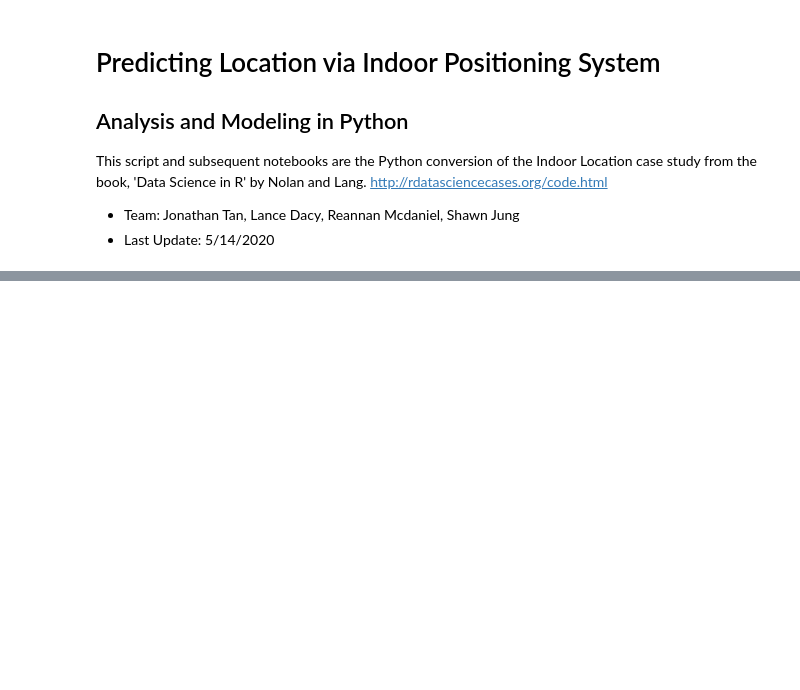
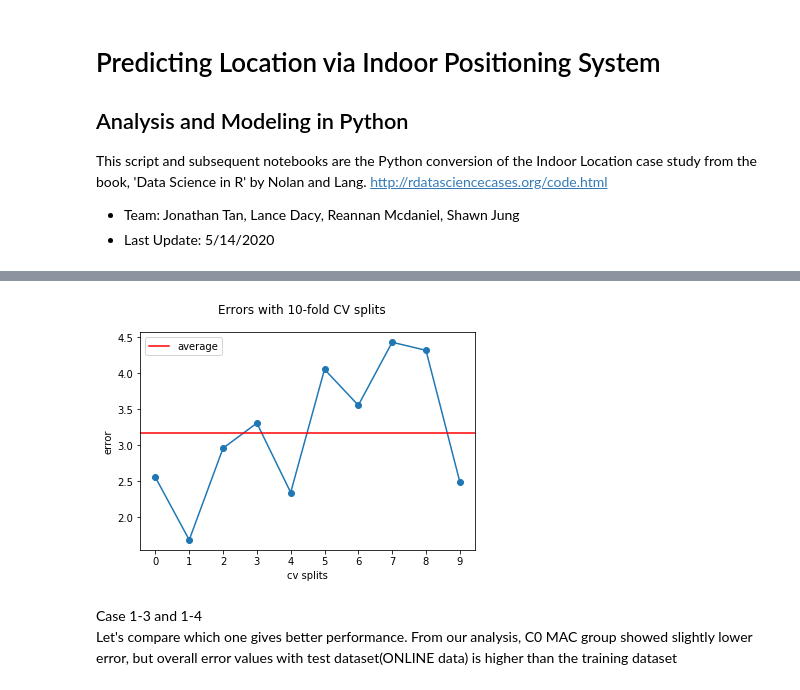
Before and after one commit to MustangDFW/DS7333, a Jupyter notebook: Case Study 1/2-Interim Notebooks/location-prediction-03-knn.ipynb, the cells around one changed output, grey strips where cells are left out. Saved outputs shown, nothing was run; the diff lists cells and outputs as text; code cells hidden in the pictures; blank space fills up the shorter version.

```diff
--- a/Case Study 1/2-Interim Notebooks/location-prediction-03-knn.ipynb
+++ b/Case Study 1/2-Interim Notebooks/location-prediction-03-knn.ipynb
@@ -32,2 +6,0 @@ def train_select(train_full_df, angles=[0.0, 90.0, 135.0]):
-# %%
-offline_pivot = train_select(offline, angles=[90.0, 135.0, 180.0])
@@ -196,0 +227,26 @@ print(scores_all)
+# %%
+# Let's confirm if we see consistent results with Cross Validation
+
+cv_errors = []
+kf = KFold(n_splits=10, random_state=42)
+kf.get_n_splits(cv_df)
+
+cv_df2 = cv_df[cv_df['orientation'] == 180]
+
+for train_index, test_index in kf.split(cv_df2):
+    cv_error, _, _ = location_scoring(cv_df2.iloc[test_index], cv_df2.iloc[train_index], sig_col=[1,2,3,4,5,6], k=2, weighted_mean=True)
+    cv_errors.append(cv_error)
+# %%
+# It seems that the erros lie within 1 standard deviation of the mean error.
+_, ax = plt.subplots()
+
+ax.plot(cv_errors, marker='o')
+_.suptitle('Errors with 10-fold CV splits')
+plt.axhline(np.mean(cv_errors), c='r', label='average')
+plt.xlabel('cv splits')
+plt.xticks([0,1,2,3,4,5,6,7,8,9])
+plt.ylabel('error')
+plt.legend()
+plt.show()
+# %% [output]
+[figure, added]
@@ -196,0 +266,3 @@ print(scores_all)
+# %% [markdown]
+Case 1-3 and 1-4 <BR>
+Let's compare which one gives better performance. From our analysis, C0 MAC group showed slightly lower error, but overall error values with test dataset(ONLINE data) is higher than the training dataset
```
Also changed, not shown: parts of 49 cells of this notebook, 2 other files.
